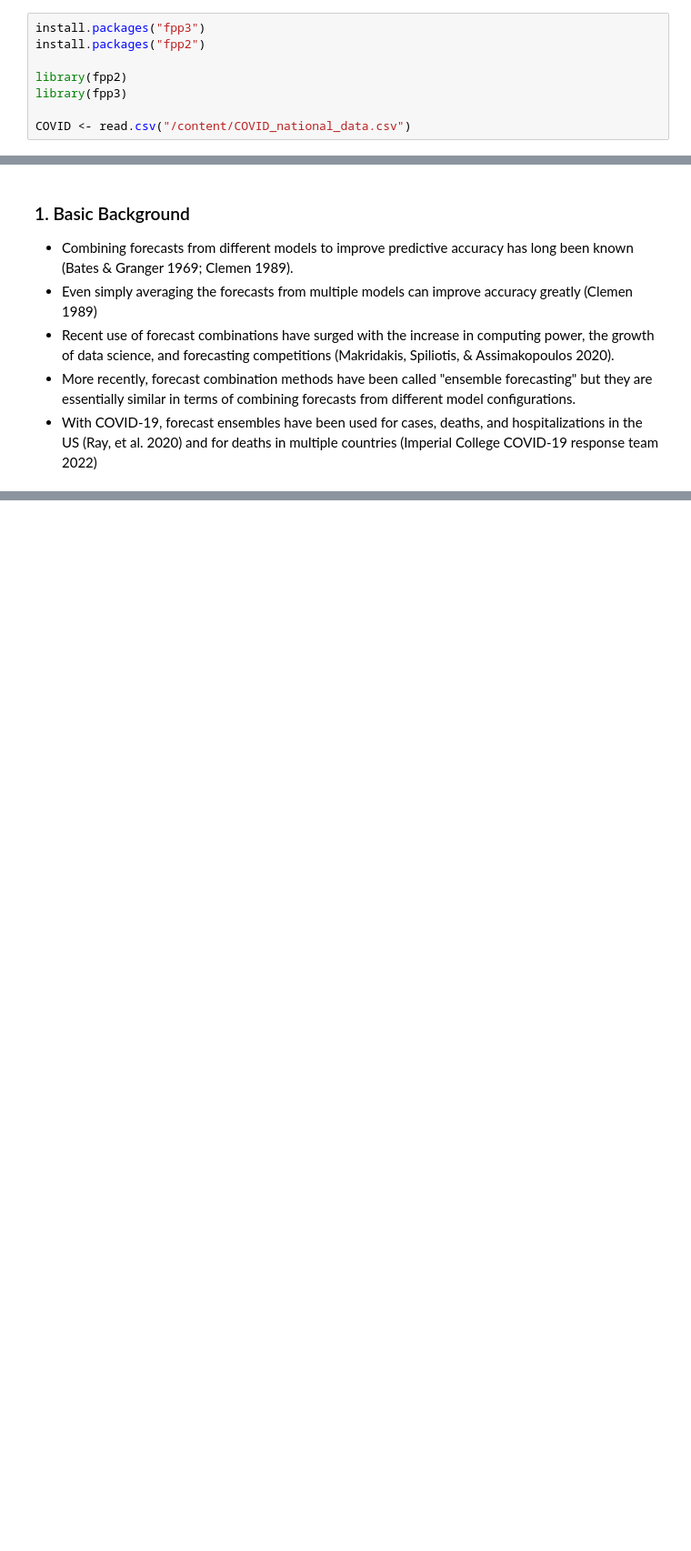
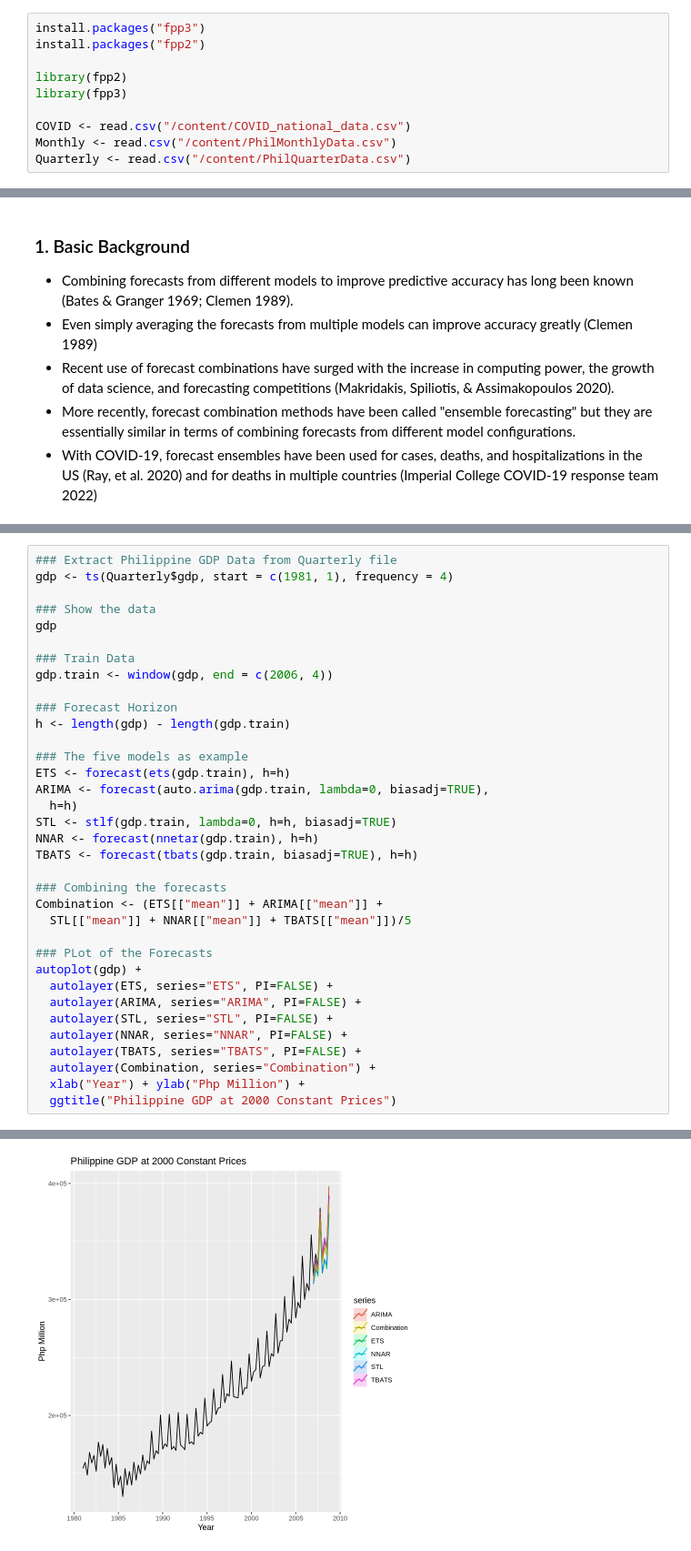
Before and after one commit to pacayton/forecast_combination_seminar, a Jupyter notebook: Forecast_Combination_R.ipynb, the cells around one changed output, grey strips where cells are left out. Shown at 91% size. Drawn from its saved outputs; the diff is of its cells as text; blank space fills up the shorter version.

```diff
--- a/Forecast_Combination_R.ipynb
+++ b/Forecast_Combination_R.ipynb
@@ -28,3 +27,5 @@ library(fpp2)
 library(fpp3)
 
 COVID <- read.csv("/content/COVID_national_data.csv")
+Monthly <- read.csv("/content/PhilMonthlyData.csv")
+Quarterly <- read.csv("/content/PhilQuarterData.csv")
@@ -54,0 +48,36 @@ also installing the dependencies ‘xts’, ‘TTR’, ‘quadprog’, ‘quantm
+# %%
+### Extract Philippine GDP Data from Quarterly file
+gdp <- ts(Quarterly$gdp, start = c(1981, 1), frequency = 4)
+
+### Show the data
+gdp
+
+### Train Data
+gdp.train <- window(gdp, end = c(2006, 4))
+
+### Forecast Horizon
+h <- length(gdp) - length(gdp.train)
+
+### The five models as example
+ETS <- forecast(ets(gdp.train), h=h)
+ARIMA <- forecast(auto.arima(gdp.train, lambda=0, biasadj=TRUE),
+  h=h)
+STL <- stlf(gdp.train, lambda=0, h=h, biasadj=TRUE)
+NNAR <- forecast(nnetar(gdp.train), h=h)
+TBATS <- forecast(tbats(gdp.train, biasadj=TRUE), h=h)
+
+### Combining the forecasts
+Combination <- (ETS[["mean"]] + ARIMA[["mean"]] +
+  STL[["mean"]] + NNAR[["mean"]] + TBATS[["mean"]])/5
+
+### PLot of the Forecasts
+autoplot(gdp) +
+  autolayer(ETS, series="ETS", PI=FALSE) +
+  autolayer(ARIMA, series="ARIMA", PI=FALSE) +
+  autolayer(STL, series="STL", PI=FALSE) +
+  autolayer(NNAR, series="NNAR", PI=FALSE) +
+  autolayer(TBATS, series="TBATS", PI=FALSE) +
+  autolayer(Combination, series="Combination") +
+  xlab("Year") + ylab("Php Million") +
+  ggtitle("Philippine GDP at 2000 Constant Prices")
+# %% [output]
@@ -55 +102,2 @@ also installing the dependencies ‘xts’, ‘TTR’, ‘quadprog’, ‘quantm
+[figure, added]
 # %% [markdown]
```
Also changed, not shown: parts of 6 cells of this notebook.
